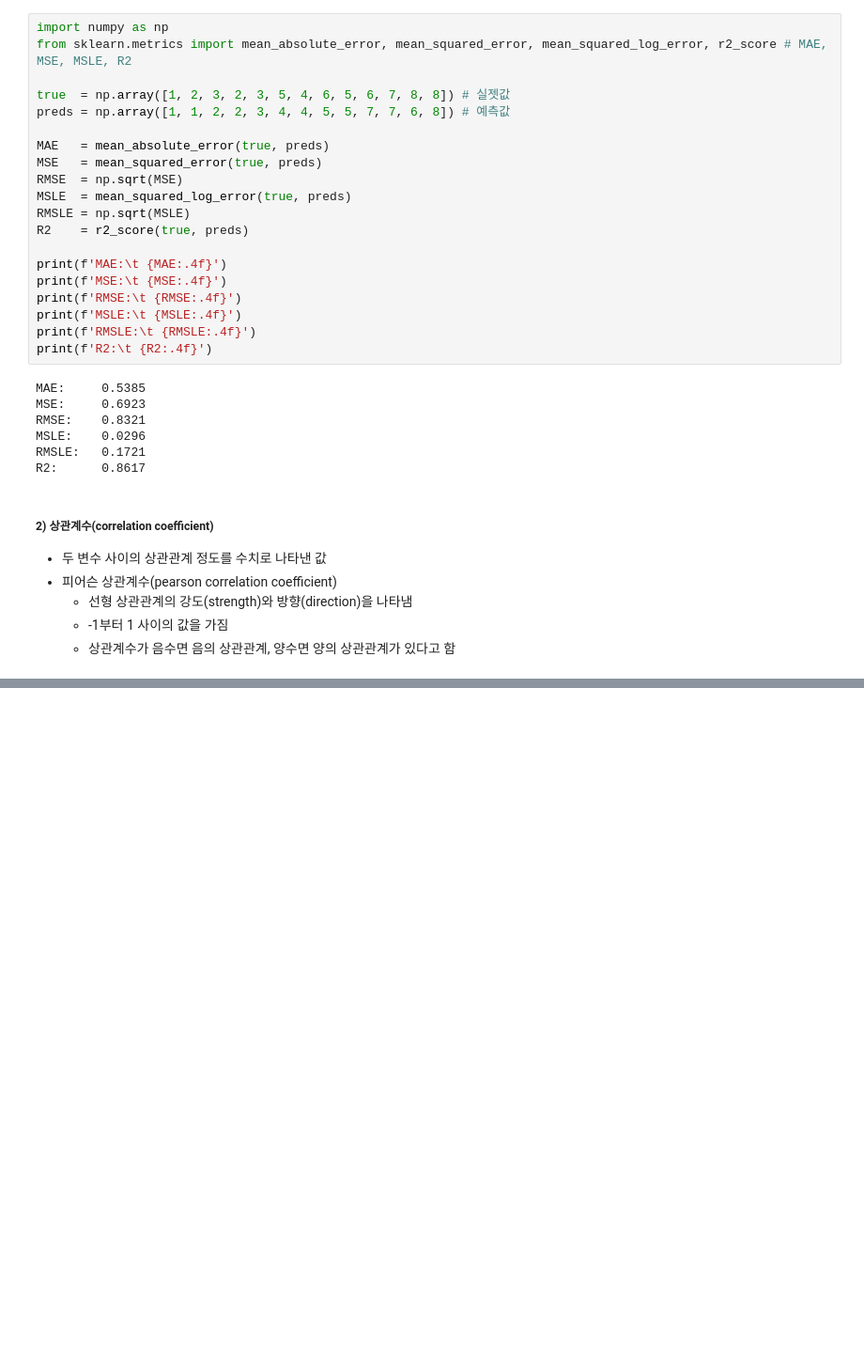
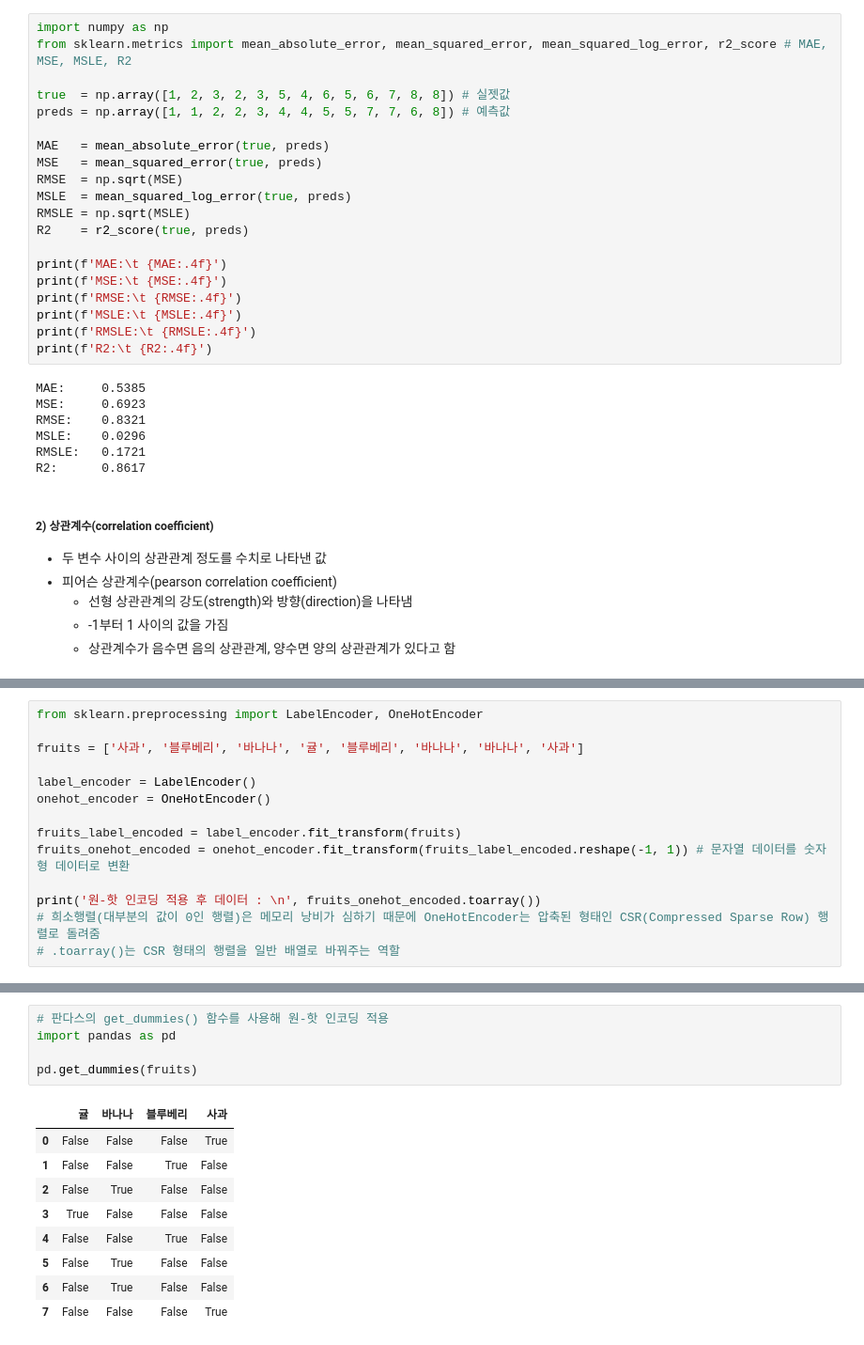
Before and after one commit to hbhb0311/DataAnalysis, a Jupyter notebook: ml_basic.ipynb, the cells around one changed output, grey strips where cells are left out. Shown at 94% size. Cells and saved outputs as stored; diff of their text form; blank space fills up the shorter version.

```diff
--- a/ml_basic.ipynb
+++ b/ml_basic.ipynb
@@ -66,0 +143,14 @@ R2:      0.8617
+# %%
+from sklearn.preprocessing import LabelEncoder, OneHotEncoder
+
+fruits = ['사과', '블루베리', '바나나', '귤', '블루베리', '바나나', '바나나', '사과']
+
+label_encoder = LabelEncoder()
+onehot_encoder = OneHotEncoder()
+
+fruits_label_encoded = label_encoder.fit_transform(fruits)
+fruits_onehot_encoded = onehot_encoder.fit_transform(fruits_label_encoded.reshape(-1, 1)) # 문자열 데이터를 숫자형 데이터로 변환
+
+print('원-핫 인코딩 적용 후 데이터 : \n', fruits_onehot_encoded.toarray())
+# 희소행렬(대부분의 값이 0인 행렬)은 메모리 낭비가 심하기 때문에 OneHotEncoder는 압축된 형태인 CSR(Compressed Sparse Row) 행렬로 돌려줌
+# .toarray()는 CSR 형태의 행렬을 일반 배열로 바꿔주는 역할
@@ -66,0 +178,15 @@ R2:      0.8617
+# %%
+# 판다스의 get_dummies() 함수를 사용해 원-핫 인코딩 적용
+import pandas as pd
+
+pd.get_dummies(fruits)
+# %% [output]
+|  | 귤 | 바나나 | 블루베리 | 사과 |
+| 0 | False | False | False | True |
+| 1 | False | False | True | False |
+| 2 | False | True | False | False |
+| 3 | True | False | False | False |
+| 4 | False | False | True | False |
+| 5 | False | True | False | False |
+| 6 | False | True | False | False |
+| 7 | False | False | False | True |
```
Also changed, not shown: parts of 33 cells of this notebook.
